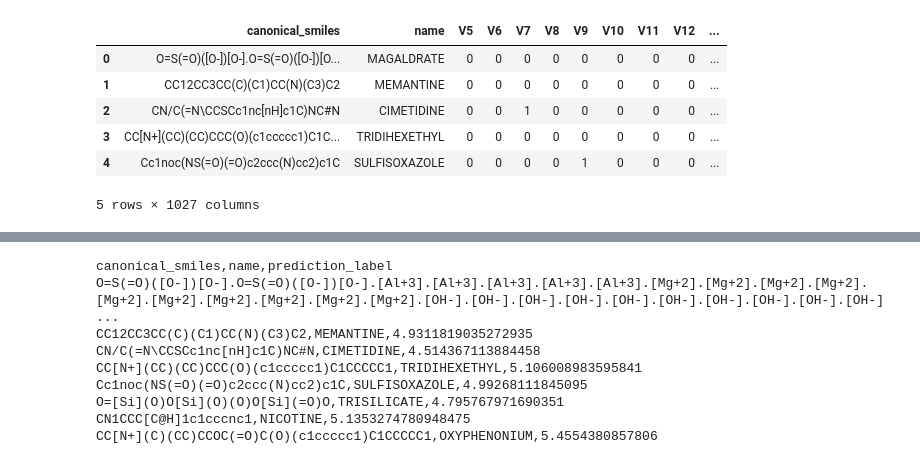
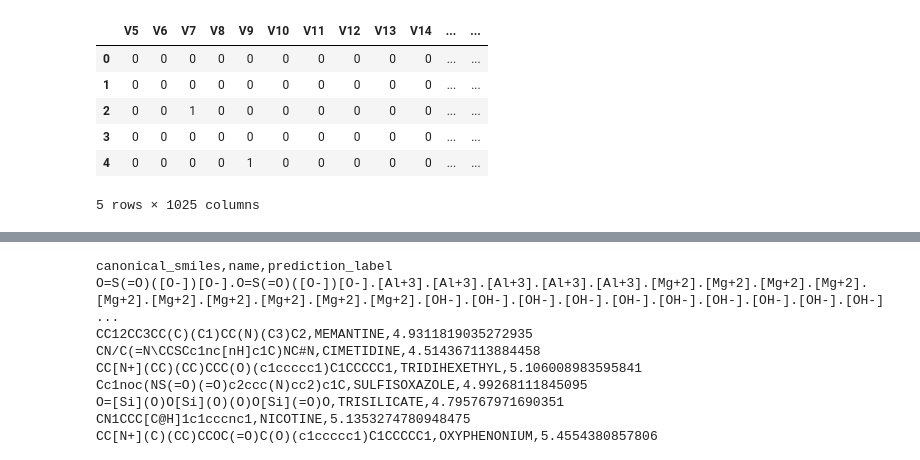
Before and after one commit to dlarsson2000/ML4BiotechProject, a Jupyter notebook: CB206V_Project_Drug_repurposing.ipynb, the cells around one changed output, grey strips where cells are left out. Cells and saved outputs as stored; diff of their text form; code cells hidden in the pictures.

```diff
--- a/CB206V_Project_Drug_repurposing.ipynb
+++ b/CB206V_Project_Drug_repurposing.ipynb
@@ -151,0 +152,4 @@ dataset2.drop('chembl_id', axis = 1, inplace = True)
+# %%
+# read prediction data from file
+dataset2 = pd.read_csv('https://raw.githubusercontent.com/dlarsson2000/ML4BiotechProject/main/drug_phaseIV_fp_data.csv')
+dataset2.head(10)
@@ -151,0 +169,3 @@ dataset2.drop('chembl_id', axis = 1, inplace = True)
+# %%
+df_new_X = dataset2.drop(columns=['name','chembl_id','canonical_smiles','max_phase'])
+df_new_X.head(10)
@@ -152,13 +185,13 @@ dataset2.drop('chembl_id', axis = 1, inplace = True)
 # %%
 # predict on new data
-prediction_newdata = predict_model(br, data = dataset2)
+prediction_newdata = predict_model(br, data = df_new_X)
 prediction_newdata.head()
 # %% [output]
 [interactive output not drawn]
-|  | canonical_smiles | name | V5 | V6 | V7 | V8 | V9 | V10 | V11 | V12 | ... |
-| 0 | O=S(=O)([O-])[O-].O=S(=O)([O-])[O... | MAGALDRATE | 0 | 0 | 0 | 0 | 0 | 0 | 0 | 0 | ... |
-| 1 | CC12CC3CC(C)(C1)CC(N)(C3)C2 | MEMANTINE | 0 | 0 | 0 | 0 | 0 | 0 | 0 | 0 | ... |
-| 2 | CN/C(=N\CCSCc1nc[nH]c1C)NC#N | CIMETIDINE | 0 | 0 | 1 | 0 | 0 | 0 | 0 | 0 | ... |
-| 3 | CC[N+](CC)(CC)CCC(O)(c1ccccc1)C1C... | TRIDIHEXETHYL | 0 | 0 | 0 | 0 | 0 | 0 | 0 | 0 | ... |
-| 4 | Cc1noc(NS(=O)(=O)c2ccc(N)cc2)c1C | SULFISOXAZOLE | 0 | 0 | 0 | 0 | 1 | 0 | 0 | 0 | ... |
+|  | V5 | V6 | V7 | V8 | V9 | V10 | V11 | V12 | V13 | V14 | ... | ... |
+| 0 | 0 | 0 | 0 | 0 | 0 | 0 | 0 | 0 | 0 | 0 | ... | ... |
+| 1 | 0 | 0 | 0 | 0 | 0 | 0 | 0 | 0 | 0 | 0 | ... | ... |
+| 2 | 0 | 0 | 1 | 0 | 0 | 0 | 0 | 0 | 0 | 0 | ... | ... |
+| 3 | 0 | 0 | 0 | 0 | 0 | 0 | 0 | 0 | 0 | 0 | ... | ... |
+| 4 | 0 | 0 | 0 | 0 | 1 | 0 | 0 | 0 | 0 | 0 | ... | ... |
-5 rows × 1027 columns
+5 rows × 1025 columns
```
Also changed, not shown: parts of 19 cells of this notebook.
